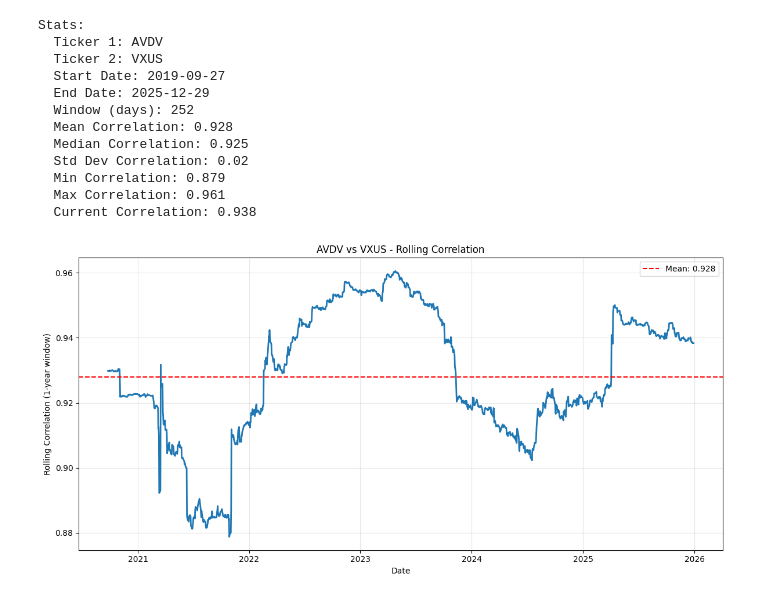
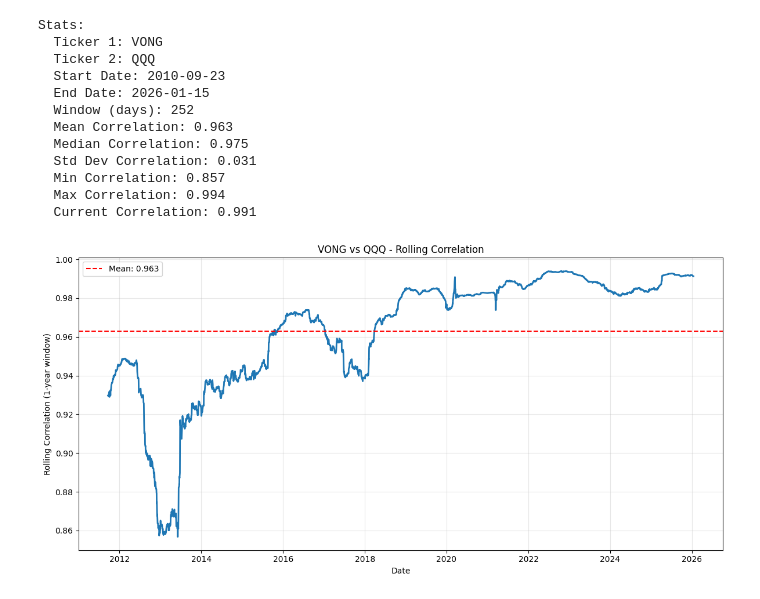
Before and after one commit to sacrom-wongbe/compounding-focus-finance-tooling, a Jupyter notebook: Correlator.ipynb, the cells around one changed output. Saved outputs shown, nothing was run; the diff lists cells and outputs as text; code cells hidden in the pictures.

```diff
--- a/Correlator.ipynb
+++ b/Correlator.ipynb
@@ -86,38 +86,38 @@ def rolling_correlation_2ticker(
     }
 # %%
 # Rolling correlation between two stocks
-result = rolling_correlation_2ticker("AVDV", "VXUS", start_date="2000-01-01", end_date=None, window_days=252)
+result = rolling_correlation_2ticker("VONG", "QQQ", start_date="2000-01-01", end_date=None, window_days=252)
 print("Stats:")
 for key, value in result["stats"].items():
     print(f"  {key}: {value}")
 
 # Plot rolling correlation over time
 rolling_corr_series = result["rolling_correlation"]
 import matplotlib.pyplot as plt
 plt.figure(figsize=(12, 6))
 plt.plot(rolling_corr_series.index, rolling_corr_series.values, linewidth=2)
 plt.axhline(y=result["stats"]["Mean Correlation"], color='r', linestyle='--', label=f"Mean: {result['stats']['Mean Correlation']}")
 plt.xlabel("Date")
 plt.ylabel("Rolling Correlation (1-year window)")
 plt.title(f"{result['stats']['Ticker 1']} vs {result['stats']['Ticker 2']} - Rolling Correlation")
 plt.legend()
 plt.grid(True, alpha=0.3)
 plt.tight_layout()
 plt.show()
 # %% [output]
 Stats:
-  Ticker 1: AVDV
-  Ticker 2: VXUS
-  Start Date: 2019-09-27
-  End Date: 2025-12-29
+  Ticker 1: VONG
+  Ticker 2: QQQ
+  Start Date: 2010-09-23
+  End Date: 2026-01-15
   Window (days): 252
-  Mean Correlation: 0.928
-  Median Correlation: 0.925
-  Std Dev Correlation: 0.02
-  Min Correlation: 0.879
-  Max Correlation: 0.961
-  Current Correlation: 0.938
+  Mean Correlation: 0.963
+  Median Correlation: 0.975
+  Std Dev Correlation: 0.031
+  Min Correlation: 0.857
+  Max Correlation: 0.994
+  Current Correlation: 0.991
-[figure, old version]
+[figure, new version]
 # %%
 # If needed (run once): !pip install yfinance pandas matplotlib
 
```
Also changed, not shown: parts of 2 cells of this notebook, 4 other files.
